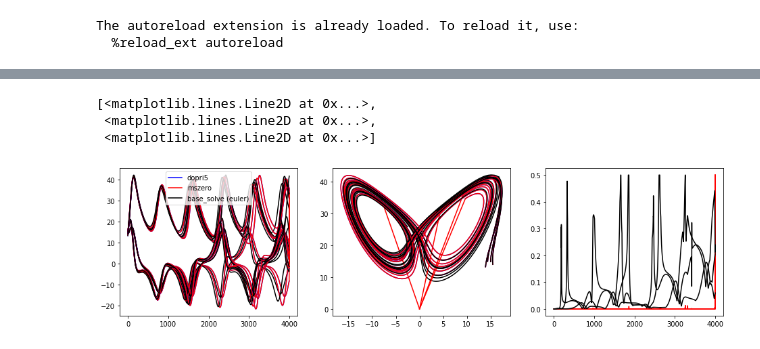
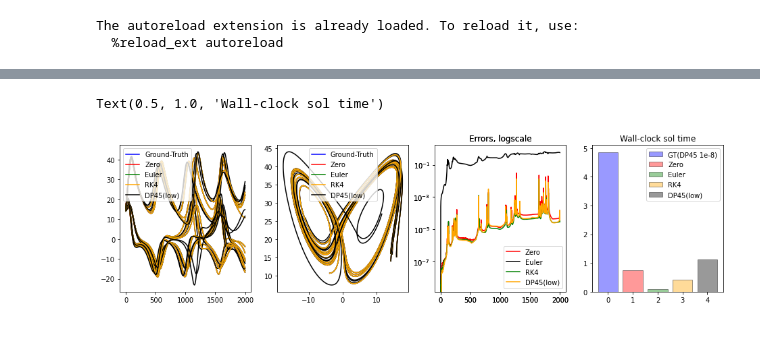
Before and after one commit to DiffEqML/torchdyn, a Jupyter notebook: benchmarks/numerics/bench_mshooting.ipynb, the cells around one changed output, grey strips where cells are left out. Saved outputs shown, nothing was run; the diff lists cells and outputs as text; code cells hidden in the pictures.

Commit message:
mshooting OK, epic base hyperparams

```diff
--- a/benchmarks/numerics/bench_mshooting.ipynb
+++ b/benchmarks/numerics/bench_mshooting.ipynb
@@ -26,3 +22,23 @@ t_eval, sol_ms = odeint_mshooting(sys, x0, t_span, solver='mszero', fine_steps=4
+# %%
+t0 = time.time()
+t_eval, accurate_sol = odeint(sys, x0, t_span, solver='dopri5', atol=1e-8, rtol=1e-8)
+accurate_sol_time = time.time() - t0
+
+t0 = time.time()
+t_eval, base_sol = odeint(sys, x0, t_span, solver='euler')
+base_sol_time = time.time() - t0
+
+t0 = time.time()
+t_eval, rk4_sol = odeint(sys, x0, t_span, solver='rk4')
+rk4_sol_time = time.time() - t0
+
+t0 = time.time()
+t_eval, dp5_low_sol = odeint(sys, x0, t_span, solver='dopri5', atol=1e-3, rtol=1e-3)
+dp5_low_time = time.time() - t0
+
+t0 = time.time()
+t_eval, ms_sol = odeint_mshooting(sys, x0, t_span, solver='mszero', fine_steps=2, maxiter=4)
+ms_sol_time = time.time() - t0
 # %%
 def smape(yhat, y):
     return torch.abs(yhat - y) / (torch.abs(yhat) + torch.abs(y)) / 2
@@ -35,35 +45,54 @@ torch.Size([4000, 8, 3])
 # %%
-err_zero = smape(sol_ms, accurate_sol)[:,:2].mean(1)
-err_base = smape(base_sol, accurate_sol)[:,:2].mean(1)
-#err_direct = smape(direct_sol, accurate_sol)[:,:2].mean(1)
-#err_gd = torch.norm(gd_sol - accurate_sol, p=2, dim=-1)[:,0]
+err_zero = smape(ms_sol, accurate_sol).mean(1).sum(1)
+err_base = smape(base_sol, accurate_sol).mean(1).sum(1)
+err_rk4 = smape(rk4_sol, accurate_sol).mean(1).sum(1)
+err_dp5 = smape(dp5_low_sol, accurate_sol).mean(1).sum(1)
 
 fig = plt.figure(figsize=(16,4))
-ax = fig.add_subplot(1,3,1)
+ax = fig.add_subplot(1,4,1)
 for i in range(4):
     for j in range(3):
         ax.plot(accurate_sol[:,i,j], c='b')
-        ax.plot(sol_ms[1:,i,j], c='r')
-#        ax.plot(direct_sol[:,i,j], c='green')
-#        ax.plot(root_sol[:,i,j], c='orange')
+        ax.plot(ms_sol[1:,i,j], c='r')
+        ax.plot(rk4_sol[:,i,j], c='green')
+        ax.plot(dp5_low_sol[:,i,j], c='orange')
         ax.plot(base_sol[:,i,j], c='black')
-        ax.legend(['dopri5', 'mszero', 'base_solve (euler)'])
+        ax.legend(['Ground-Truth', 'Zero', 'Euler', 'RK4', 'DP45(low)'])
 
-ax = fig.add_subplot(1,3,2)
+ax = fig.add_subplot(1,4,2)
 for i in range(4):
     ax.plot(accurate_sol[:,i,0], accurate_sol[:,i,2], c='blue')
-    ax.plot(sol_ms[:,i,0], sol_ms[:,i,2], c='r')
-   # ax.plot(direct_sol[:,i,0], direct_sol[:,i,2], c='green')
-#    ax.plot(gd_sol[:,i,0], gd_sol[:,i,2], c='orange')
+    ax.plot(ms_sol[:,i,0], ms_sol[:,i,2], c='r')
+    ax.plot(rk4_sol[:,i,0], rk4_sol[:,i,2], c='g')
+    ax.plot(dp5_low_sol[:,i,0], dp5_low_sol[:,i,2], c='orange')
     ax.plot(base_sol[:,i,0], base_sol[:,i,2], c='black')
+    ax.legend(['Ground-Truth', 'Zero', 'Euler', 'RK4', 'DP45(low)'])
 
-
-ax = fig.add_subplot(1,3,3)
+ax = fig.add_subplot(1,4,3)
 ax.plot(err_zero, c='r')
 ax.plot(err_base, c='black')
-#ax.plot(err_direct, c='green')
+ax.plot(err_rk4, c='green')
+ax.plot(err_dp5, c='orange')
+ax.set_yscale('log')
+ax.legend(['Ground-Truth', 'Zero', 'Euler', 'RK4', 'DP45(low)'])
+ax.set_title('Errors, logscale')
+
+ax = fig.add_subplot(1,4,3)
+ax.plot(err_zero, c='r')
+ax.plot(err_base, c='black')
+ax.plot(err_rk4, c='green')
+ax.plot(err_dp5, c='orange')
+ax.set_yscale('log')
+ax.legend(['Zero', 'Euler', 'RK4', 'DP45(low)'])
+ax.set_title('Errors, logscale')
+
+times = [accurate_sol_time, ms_sol_time, base_sol_time, rk4_sol_time, dp5_low_time]
+ax = fig.add_subplot(1,4,4)
+colors = ['b', 'r', 'g', 'orange', 'black']
+for k in range(5):
+    barlist = ax.bar(0 + k, times[k:k+1], color=colors[k], alpha=0.4, edgecolor='black')
+ax.legend(['GT(DP45 1e-8)', 'Zero', 'Euler', 'RK4', 'DP45(low)'])
+ax.set_title('Wall-clock sol time')
 # %% [output]
-[<matplotlib.lines.Line2D at 0x...>,
- <matplotlib.lines.Line2D at 0x...>,
- <matplotlib.lines.Line2D at 0x...>]
+Text(0.5, 1.0, 'Wall-clock sol time')
-[figure, old version]
+[figure, new version]
```
Also changed, not shown: parts of 6 cells of this notebook, 3 other files.
